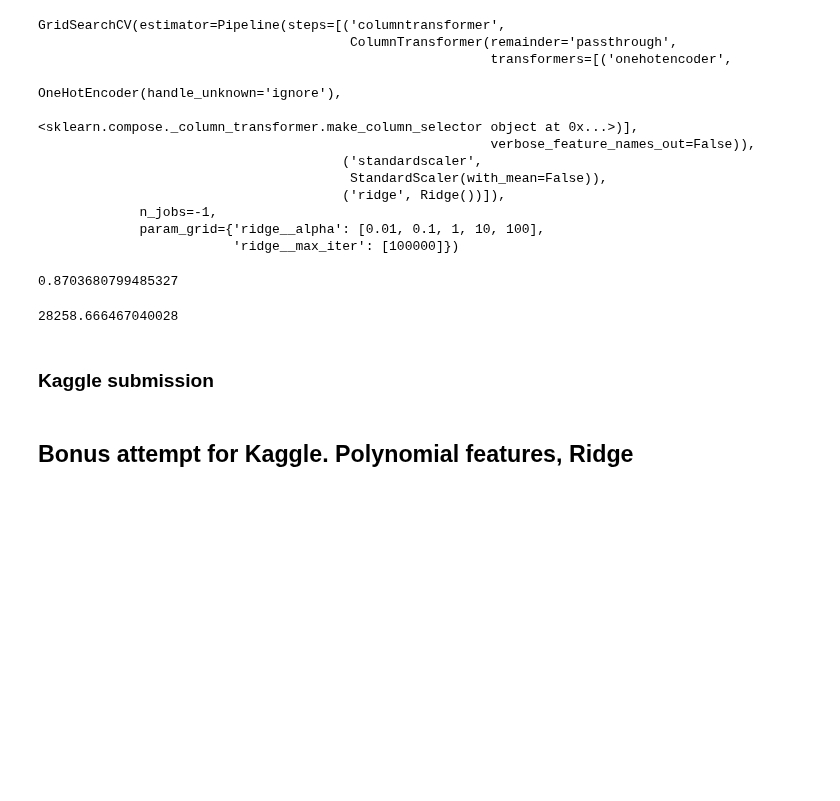
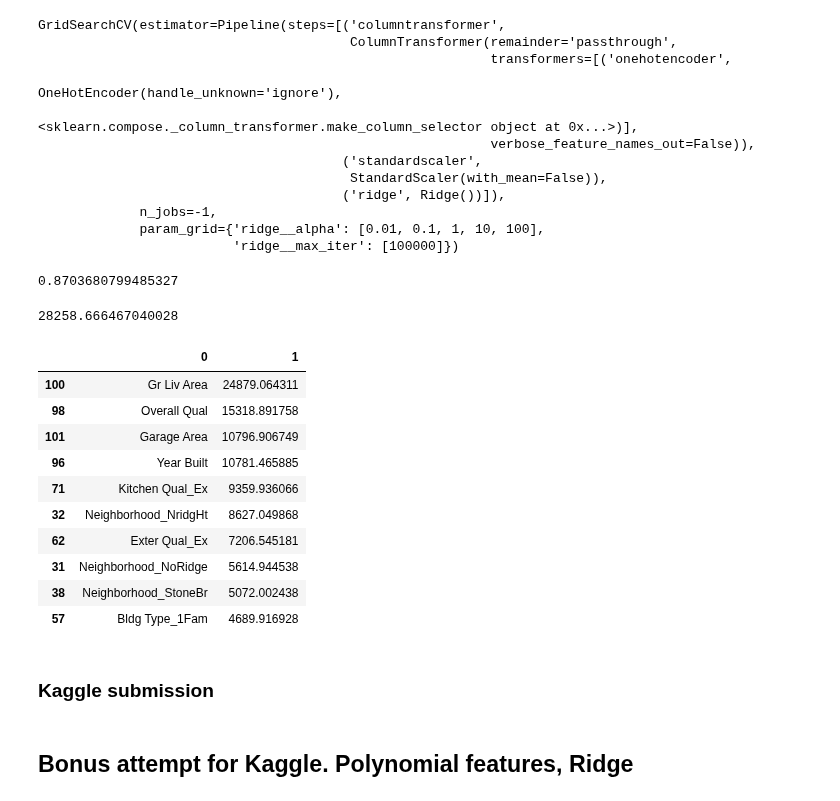
Before and after one commit to pezpet/general-assembly, a Jupyter notebook: labs/project-2-andres/code/02_Preprocessing_Models_and_Results.ipynb, the cells around one changed output. Drawn from its saved outputs; the diff is of its cells as text; code cells hidden in the pictures; blank space fills up the shorter version.

```diff
--- a/labs/project-2-andres/code/02_Preprocessing_Models_and_Results.ipynb
+++ b/labs/project-2-andres/code/02_Preprocessing_Models_and_Results.ipynb
@@ -391,6 +391,24 @@ preds = gs2.predict(X_test)
 mean_squared_error(y_test, preds, squared=False)
 # %% [output]
 28258.666467040028
+# %%
+coefs = gs2.best_estimator_.named_steps['ridge'].coef_
+# %%
+feature_names = gs2.best_estimator_.named_steps.get('columntransformer').get_feature_names_out()
+# %%
+pd.DataFrame(zip(feature_names, coefs)).sort_values(by=1, ascending=False).head(10)
+# %% [output]
+|  | 0 | 1 |
+| 100 | Gr Liv Area | 24879.064311 |
+| 98 | Overall Qual | 15318.891758 |
+| 101 | Garage Area | 10796.906749 |
+| 96 | Year Built | 10781.465885 |
+| 71 | Kitchen Qual_Ex | 9359.936066 |
+| 32 | Neighborhood_NridgHt | 8627.049868 |
+| 62 | Exter Qual_Ex | 7206.545181 |
+| 31 | Neighborhood_NoRidge | 5614.944538 |
+| 38 | Neighborhood_StoneBr | 5072.002438 |
+| 57 | Bldg Type_1Fam | 4689.916928 |
 # %% [markdown]
 ### Kaggle submission
 # %%
```
Also changed, not shown: parts of 2 cells of this notebook, 2 other files.
